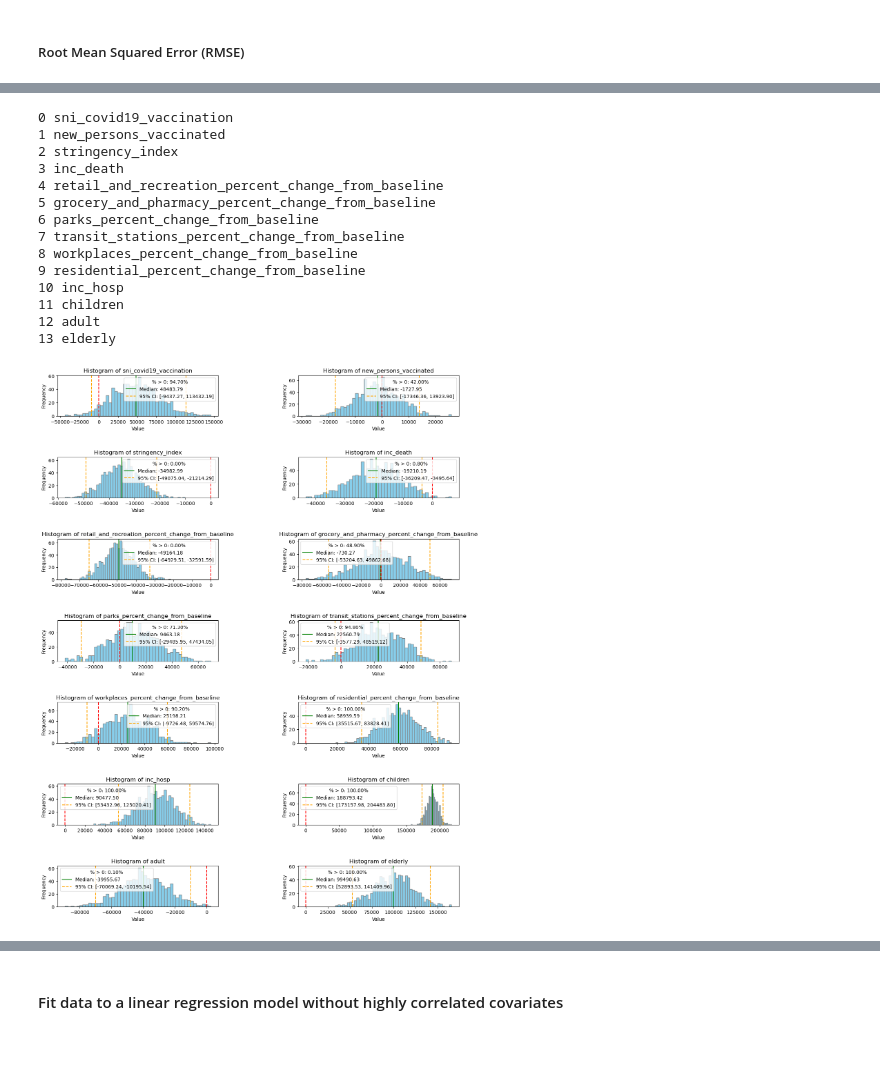
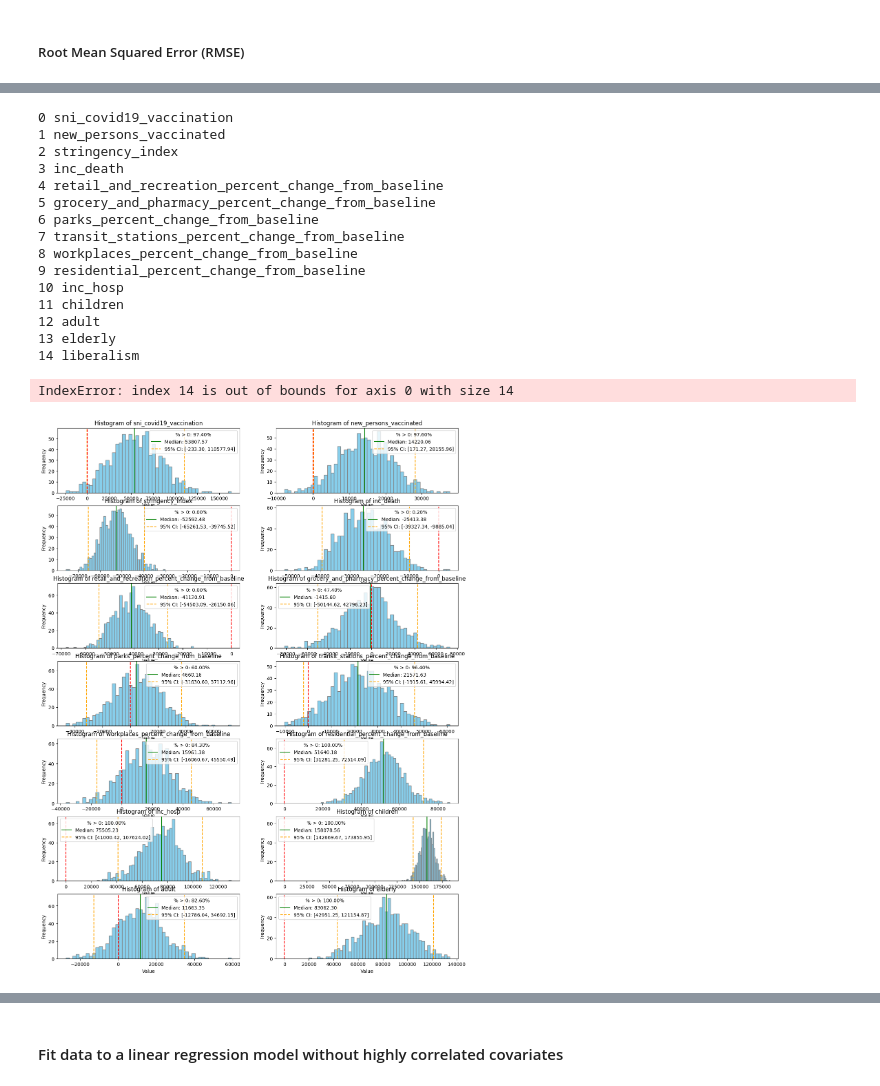
Before and after one commit to eunjeongc/covcast, a Jupyter notebook: Linear Regression.ipynb, the cells around one changed output, grey strips where cells are left out. Drawn from its saved outputs; the diff is of its cells as text; code cells hidden in the pictures; blank space fills up the shorter version.

```diff
--- a/Linear Regression.ipynb
+++ b/Linear Regression.ipynb
@@ -686,0 +689,11 @@ display(age_df.head())
+# %%
+polit_df = pd.read_csv('most-liberal-states-2024.csv')
+
+
+polit_df.rename(columns={'state': 'location_key', 'MostLiberalPercLiberalAdvantage': 'liberalism'}, inplace=True)
+polit_df['liberalism'] = pd.to_numeric(polit_df['liberalism'], errors='coerce')
+
+polit_df['liberalism'].fillna(0, inplace=True)
+polit_df = polit_df[['location_key', 'liberalism']]
+
+display(polit_df)
@@ -702,6 +735,7 @@ Shape of age_df: (50, 4)
 merged_df = pd.merge(cases_per_state, vaccination_search_df, on=['location_key', 'date'])
 
 # Merge the resulting dataframe with vaccination_df on the 'location_key' and 'date' column
+merged_df = pd.merge(merged_df, polit_df, on=['location_key'])
 merged_df = pd.merge(merged_df, age_df, on=['location_key'])
 merged_df = pd.merge(merged_df, vaccination_df, on=['location_key', 'date'])
 merged_df = pd.merge(merged_df, government_df, on=['location_key', 'date'])
@@ -731,7 +765,7 @@ columns_to_normalize = ['inc_death', 'sni_covid19_vaccination', 'new_persons_vac
                         'stringency_index',	'retail_and_recreation_percent_change_from_baseline',
                         'grocery_and_pharmacy_percent_change_from_baseline', 'parks_percent_change_from_baseline',
                         'transit_stations_percent_change_from_baseline', 'workplaces_percent_change_from_baseline',
-                        'residential_percent_change_from_baseline', 'inc_hosp', 'children', 'adult', 'elderly']
+                        'residential_percent_change_from_baseline', 'inc_hosp', 'children', 'adult', 'elderly', 'liberalism']
 
 merged_df_final[columns_to_normalize] = scaler.fit_transform(merged_df_final[columns_to_normalize])
 
@@ -777,7 +811,7 @@ X = merged_df_final[['sni_covid19_vaccination','new_persons_vaccinated', 'string
                      'retail_and_recreation_percent_change_from_baseline', 'grocery_and_pharmacy_percent_change_from_baseline',
                      'parks_percent_change_from_baseline', 'transit_stations_percent_change_from_baseline',
                      'workplaces_percent_change_from_baseline', 'residential_percent_change_from_baseline',
-                     'inc_hosp', 'children', 'adult', 'elderly'] + state_dummies.columns.tolist()].astype(float)
+                     'inc_hosp', 'children', 'adult', 'elderly', 'liberlism'] + state_dummies.columns.tolist()].astype(float)
 y = merged_df_final['inc_case']
 
 # Add a constant to the features to account for the intercept in the model
@@ -916,7 +934,7 @@ parameter_names = ['sni_covid19_vaccination','new_persons_vaccinated', 'stringen
                      'retail_and_recreation_percent_change_from_baseline', 'grocery_and_pharmacy_percent_change_from_baseline',
                      'parks_percent_change_from_baseline', 'transit_stations_percent_change_from_baseline',
                      'workplaces_percent_change_from_baseline', 'residential_percent_change_from_baseline',
-                     'inc_hosp', 'children', 'adult', 'elderly']
+                     'inc_hosp', 'children', 'adult', 'elderly', 'liberalism']
 n_params = len(parameter_names)
 
 fig, axs = plt.subplots(7, 2, figsize=(15, 20))
@@ -930,34 +948,36 @@ for i, name in enumerate(parameter_names):
     percent_positive = np.mean(coeff_samples[:, i] > 0) * 100  # Percentage of simulations > 0
 
     ax = axes_flat[i]
     ax.hist(coeff_samples[:, i], bins=50, color='skyblue', edgecolor='gray')
     ax.axvline(x=median_val, color='green', linestyle='-', label=f'Median: {median_val:.2f}')
     ax.axvline(x=confidence_interval[0], color='orange', linestyle='--', label=f'95% CI: [{confidence_interval[0]:.2f}, {confidence_interval[1]:.2f}]')
     ax.axvline(x=confidence_interval[1], color='orange', linestyle='--')
     ax.axvline(x=0, color='red', linestyle='--')
     ax.set_title(f'Histogram of {name}')
     ax.set_xlabel('Value')
     ax.set_ylabel('Frequency')
     ax.legend(title=f'% > 0: {percent_positive:.2f}%')
 
 plt.subplots_adjust(hspace=1, wspace=0.5)
 plt.show()
 # %% [output]
 0 sni_covid19_vaccination
 1 new_persons_vaccinated
 2 stringency_index
 3 inc_death
 4 retail_and_recreation_percent_change_from_baseline
 5 grocery_and_pharmacy_percent_change_from_baseline
 6 parks_percent_change_from_baseline
 7 transit_stations_percent_change_from_baseline
 8 workplaces_percent_change_from_baseline
 9 residential_percent_change_from_baseline
 10 inc_hosp
 11 children
 12 adult
 13 elderly
+14 liberalism
+IndexError: index 14 is out of bounds for axis 0 with size 14
-[figure, old version]
+[figure, new version]
 # %%
 import statsmodels.api as sm
 
```
Also changed, not shown: parts of 24 cells of this notebook, 1 other file.
